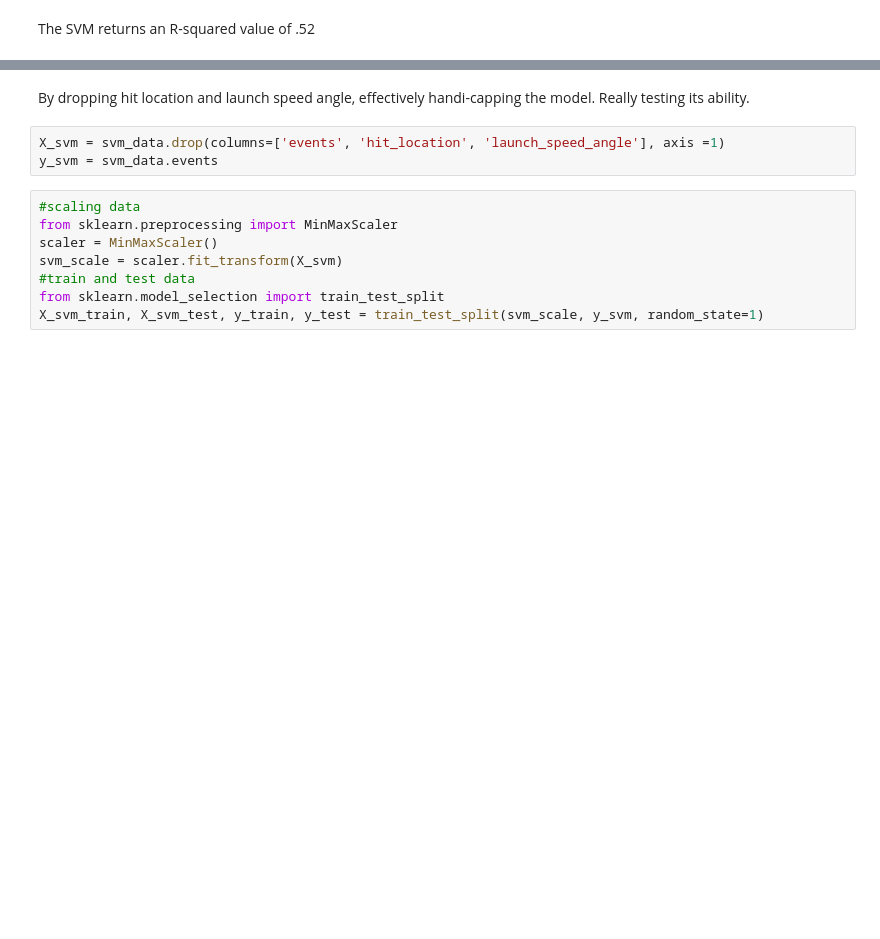
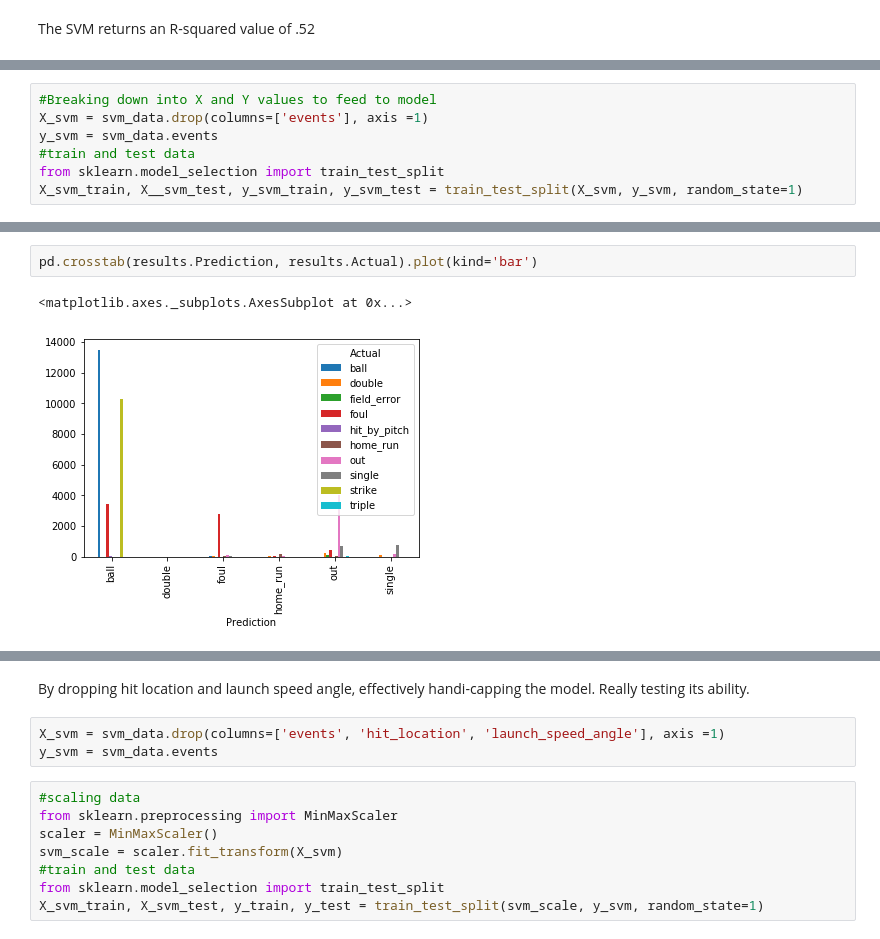
Before and after one commit to nradich/Pitch_Effective, a Jupyter notebook: Predict_outcome.ipynb, the cells around one changed output, grey strips where cells are left out. Cells and saved outputs as stored; diff of their text form; blank space fills up the shorter version.

```diff
--- a/Predict_outcome.ipynb
+++ b/Predict_outcome.ipynb
@@ -281,0 +398,7 @@ svm_data.shape
+# %%
+#Breaking down into X and Y values to feed to model
+X_svm = svm_data.drop(columns=['events'], axis =1)
+y_svm = svm_data.events
+#train and test data
+from sklearn.model_selection import train_test_split
+X_svm_train, X__svm_test, y_svm_train, y_svm_test = train_test_split(X_svm, y_svm, random_state=1)
@@ -281,0 +463,5 @@ svm_data.shape
+# %%
+pd.crosstab(results.Prediction, results.Actual).plot(kind='bar')
+# %% [output]
+<matplotlib.axes._subplots.AxesSubplot at 0x...>
+[figure, added]
```
Also changed, not shown: parts of 37 cells of this notebook.
